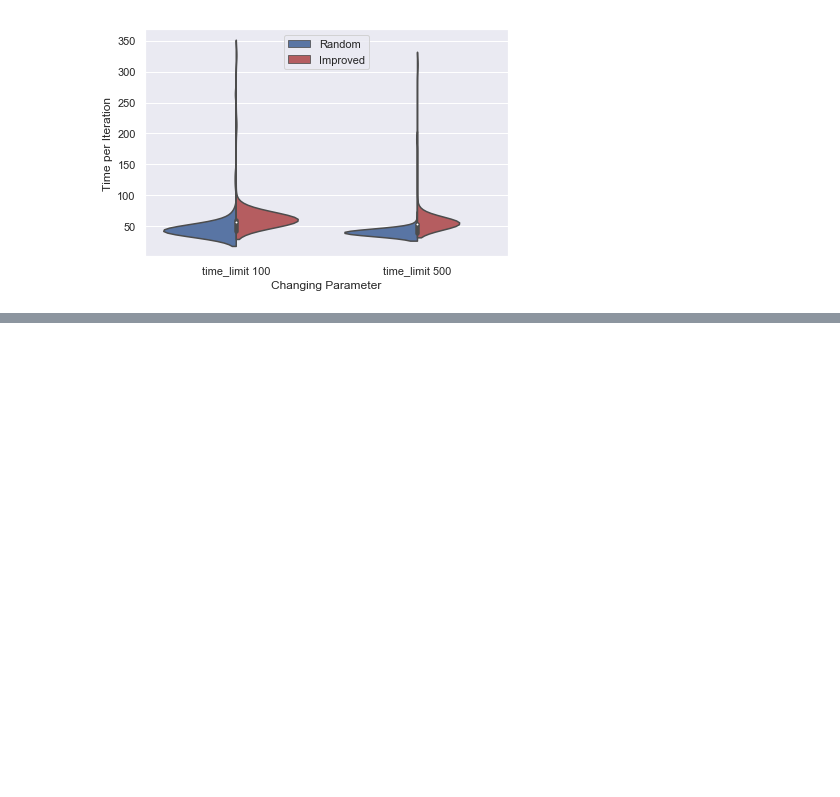
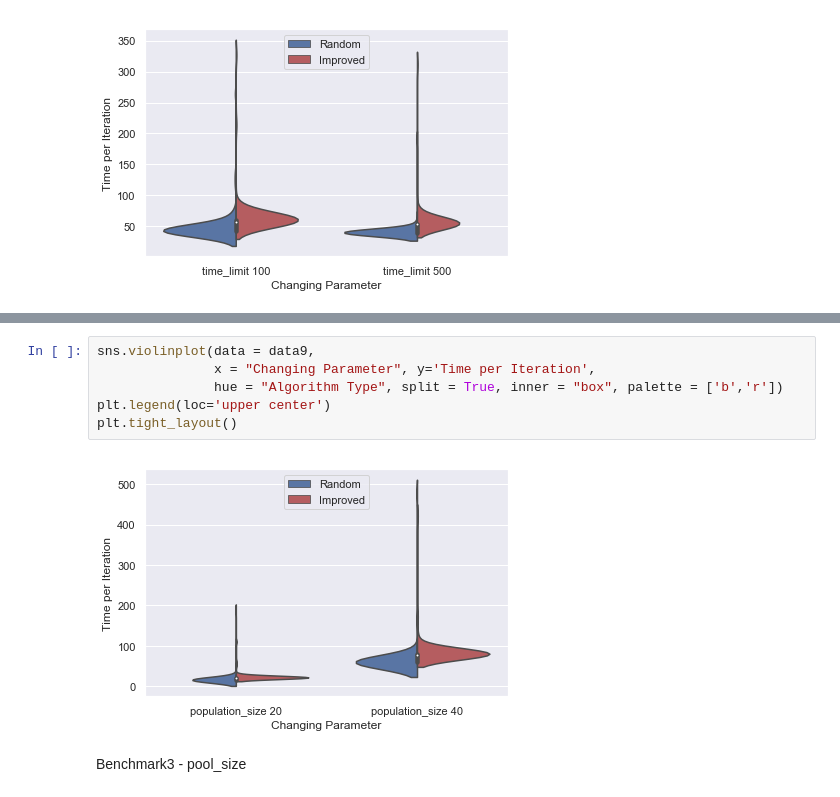
Before and after one commit to rosagross/Mininmum_Makespan_NIA, a Jupyter notebook: Minimum_Makespan_NIA.ipynb, the cells around one changed output, grey strips where cells are left out. Cells and saved outputs as stored; diff of their text form; blank space fills up the shorter version.

```diff
--- a/Minimum_Makespan_NIA.ipynb
+++ b/Minimum_Makespan_NIA.ipynb
@@ -217,0 +236,10 @@ plt.tight_layout()
+# %%
+sns.violinplot(data = data9,
+               x = "Changing Parameter", y='Time per Iteration',
+               hue = "Algorithm Type", split = True, inner = "box", palette = ['b','r'])
+plt.legend(loc='upper center')
+plt.tight_layout()
+# %% [output]
+[figure, added]
+# %% [markdown]
+Benchmark3 - pool_size
```
Also changed, not shown: parts of 17 cells of this notebook, 16 other files.
